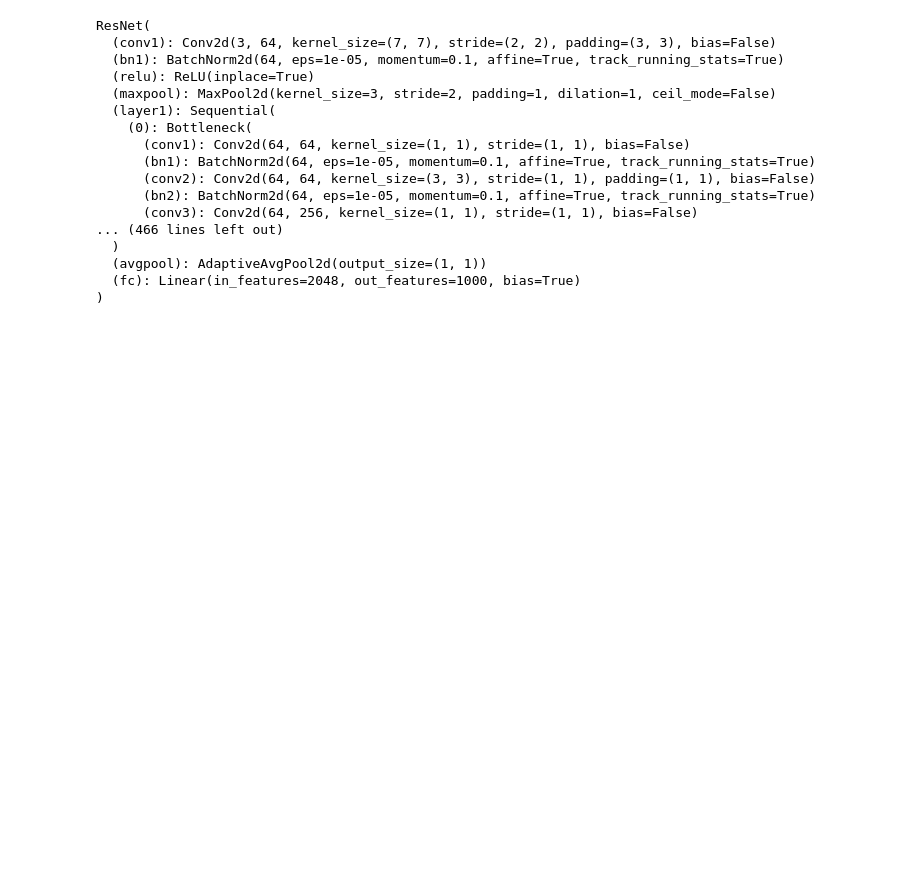
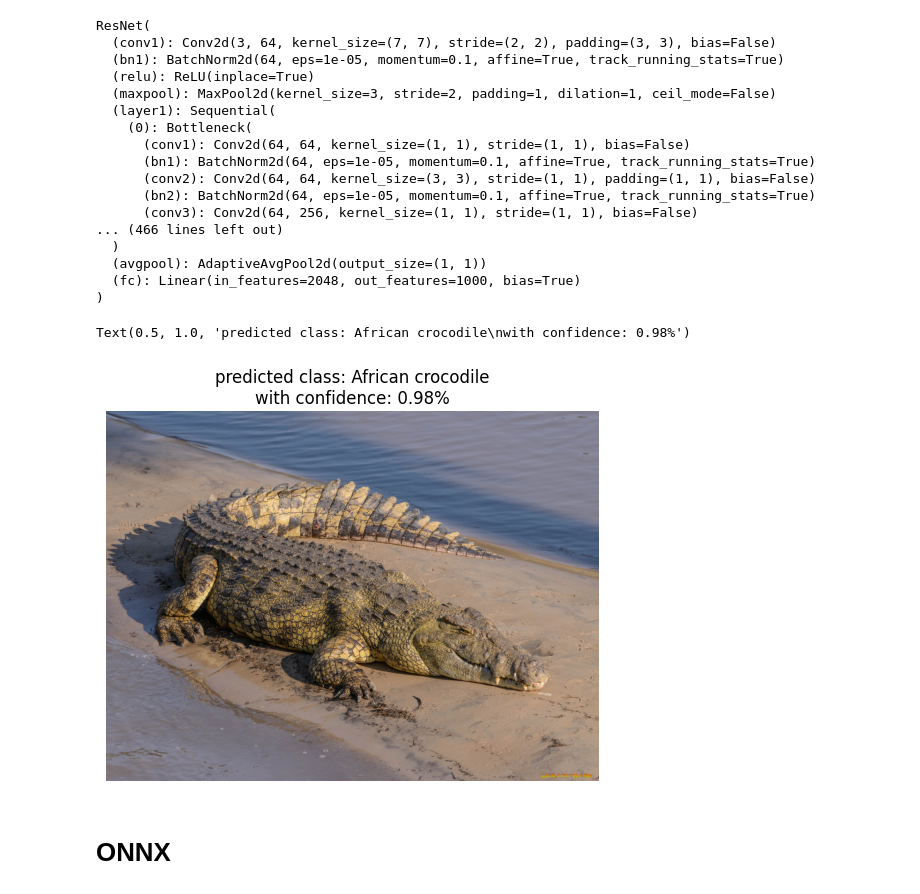
Before and after one commit to ikinaus/fastapi-triton-tensorrt, a Jupyter notebook: torch2onnx.ipynb, the cells around one changed output. Drawn from its saved outputs; the diff is of its cells as text; code cells hidden in the pictures; blank space fills up the shorter version.

Commit message:
onnx export

```diff
--- a/torch2onnx.ipynb
+++ b/torch2onnx.ipynb
@@ -37,3 +39,34 @@ preprocess = transforms.Compose([
     transforms.ToTensor(),
     transforms.Normalize(mean=[0.485, 0.456, 0.406], std=[0.229, 0.224, 0.225])
 ])
+# %%
+import numpy as np
+
+i = np.random.randint(1, 5)
+
+image_path = f'images/{i}.jpg'
+image = Image.open(image_path)
+image_tensor = preprocess(image).unsqueeze(0)
+image_tensor = image_tensor.to(device)
+
+with torch.no_grad():
+    output = model(image_tensor)
+
+probs = torch.nn.functional.softmax(output[0], dim=0).cpu()
+class_names[probs.argmax()]
+
+top_prob, top_class = torch.topk(probs, 1)
+confidence = top_prob.item()
+top_class = top_class.item()
+
+class_name = class_names[top_class]
+
+plt.imshow(image)
+plt.axis('off')
+plt.title(f"predicted class: {class_name}\n"
+          f"with confidence: {confidence:.2f}%")
+# %% [output]
+Text(0.5, 1.0, 'predicted class: African crocodile\nwith confidence: 0.98%')
+[figure, added]
+# %% [markdown]
+# ONNX
```
Also changed, not shown: parts of 3 cells of this notebook, 2 other files.
